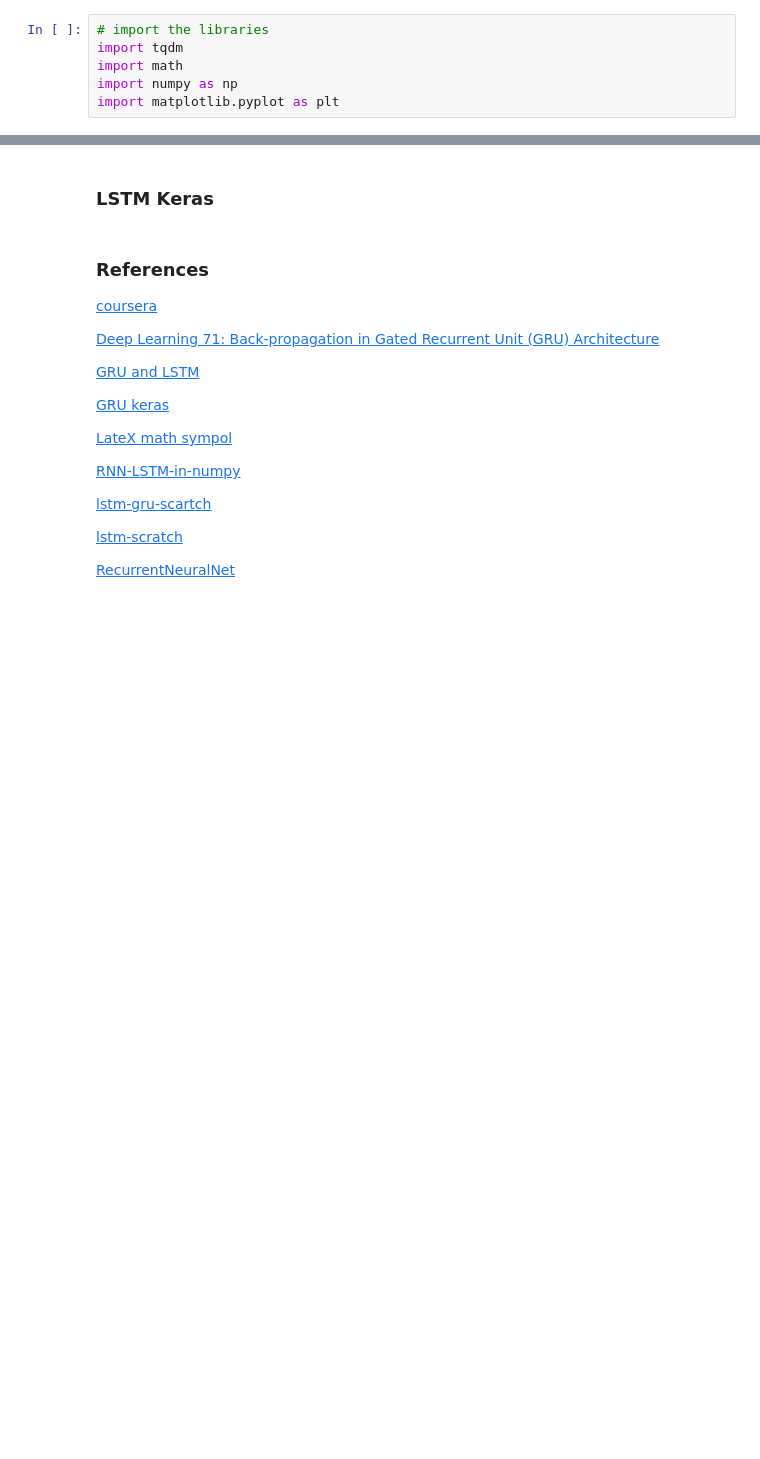
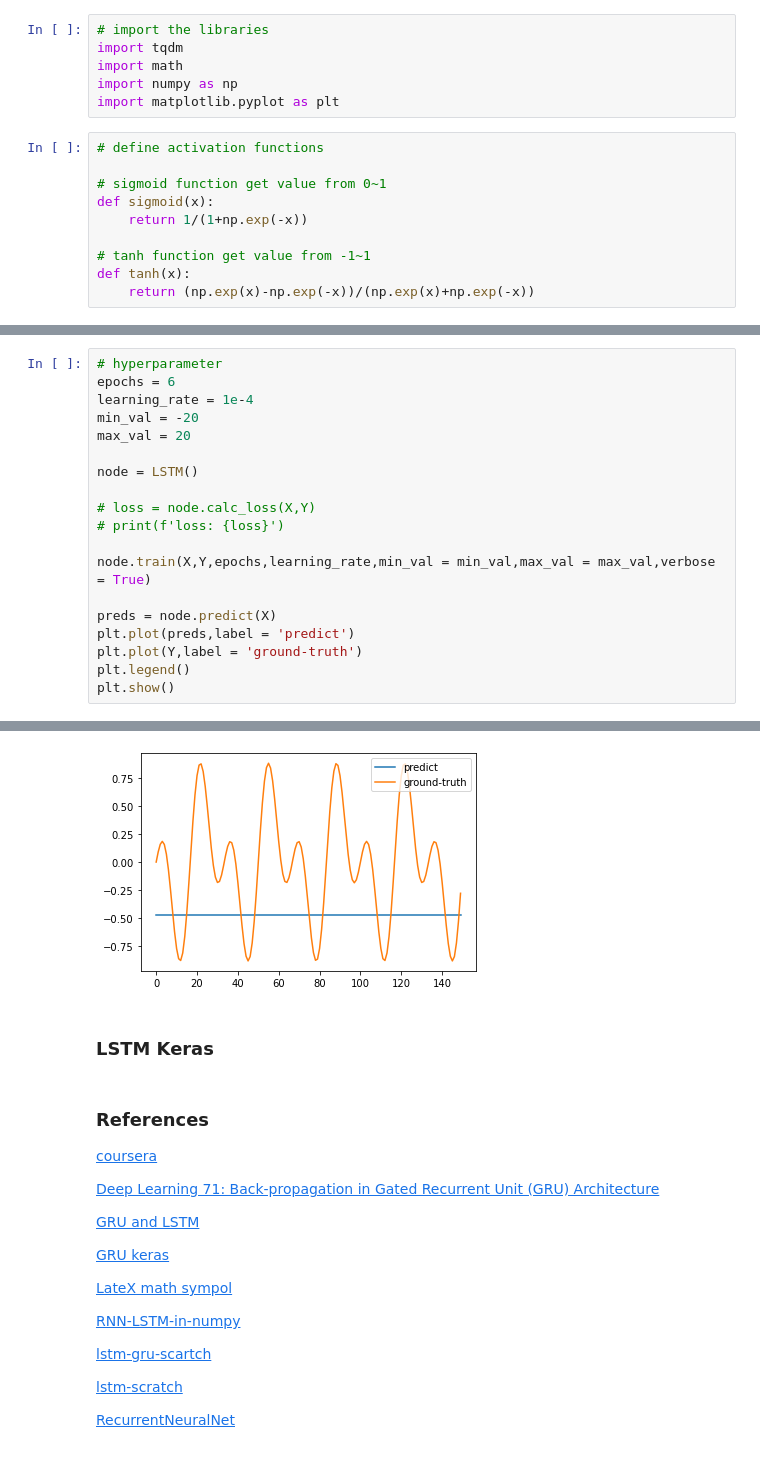
Before and after one commit to Locchuong96/machine-learning, a Jupyter notebook: Courses/GRU-LSTM.ipynb, the cells around one changed output, grey strips where cells are left out. Drawn from its saved outputs; the diff is of its cells as text; blank space fills up the shorter version.

```diff
--- a/Courses/GRU-LSTM.ipynb
+++ b/Courses/GRU-LSTM.ipynb
@@ -1207,3 +1203,13 @@ import tqdm
 import math
 import numpy as np
 import matplotlib.pyplot as plt
+# %%
+# define activation functions
+
+# sigmoid function get value from 0~1
+def sigmoid(x):
+    return 1/(1+np.exp(-x))
+
+# tanh function get value from -1~1
+def tanh(x):
+    return (np.exp(x)-np.exp(-x))/(np.exp(x)+np.exp(-x))
@@ -1209,0 +1414,20 @@ import matplotlib.pyplot as plt
+# %%
+# hyperparameter
+epochs = 6
+learning_rate = 1e-4
+min_val = -20
+max_val = 20
+
+node = LSTM()
+
+# loss = node.calc_loss(X,Y)
+# print(f'loss: {loss}')
+
+node.train(X,Y,epochs,learning_rate,min_val = min_val,max_val = max_val,verbose = True)
+
+preds = node.predict(X)
+plt.plot(preds,label = 'predict')
+plt.plot(Y,label = 'ground-truth')
+plt.legend()
+plt.show()
+# %% [output]
@@ -1210,3 +1440,4 @@ import matplotlib.pyplot as plt
+[figure, added]
 # %% [markdown]
 ### LSTM Keras
 # %% [markdown]
```
Also changed, not shown: parts of 14 cells of this notebook.
